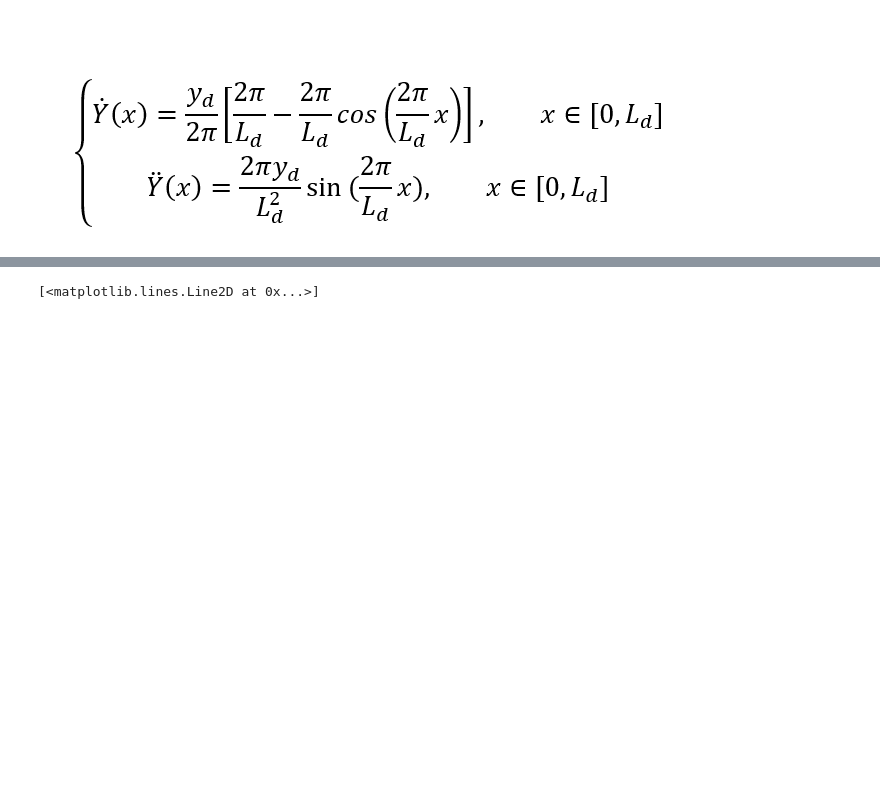
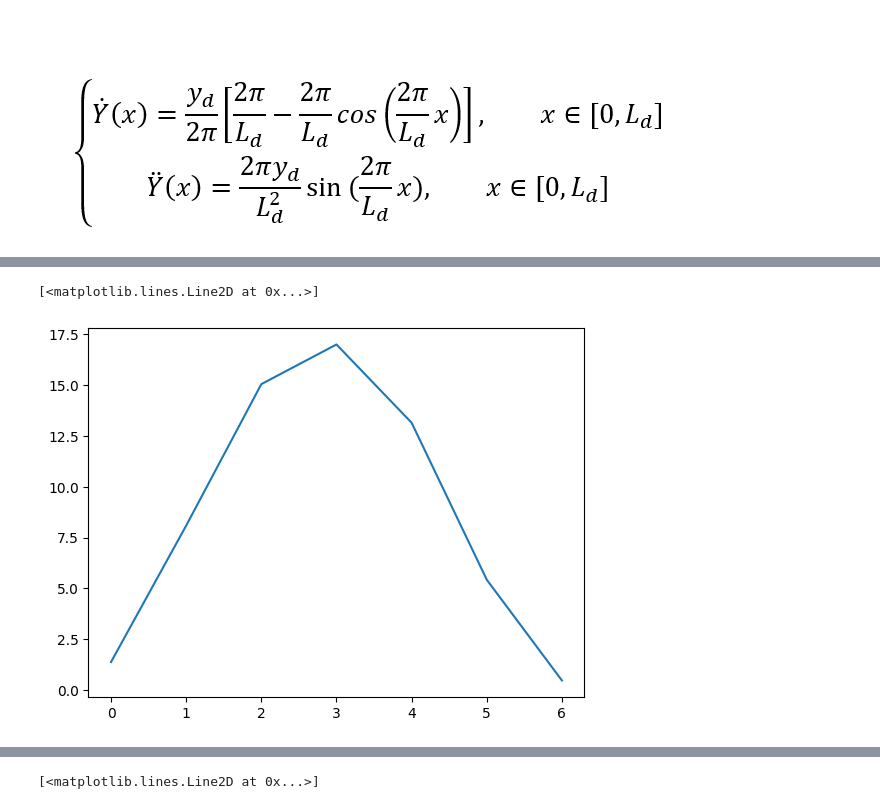
Before and after one commit to legonko/Final-project, a Jupyter notebook: lib/utils/test_path_planning.ipynb, the cells around one changed output, grey strips where cells are left out. Cells and saved outputs as stored; diff of their text form; code cells hidden in the pictures; blank space fills up the shorter version.

```diff
--- a/lib/utils/test_path_planning.ipynb
+++ b/lib/utils/test_path_planning.ipynb
@@ -79,0 +75,5 @@ plt.plot(get_path_angles(x, Y))
+# %%
+ld = []
+for i in range(1, len(x)):
+    ld.append(get_dist([x[i], Y[i]], [x[i-1], Y[i-1]]))
+ld
@@ -80,2 +88,9 @@ plt.plot(get_path_angles(x, Y))
+# %%
+steerings = np.arctan2(2*L*np.sin(np.deg2rad(get_path_angles(x, Y))), np.array(ld))
+# %%
+plt.plot(np.rad2deg(steerings))
+# %% [output]
+[<matplotlib.lines.Line2D at 0x...>]
+[figure, added]
 # %%
 # angular velocity w:
```
Also changed, not shown: parts of 11 cells of this notebook, 4 other files.
